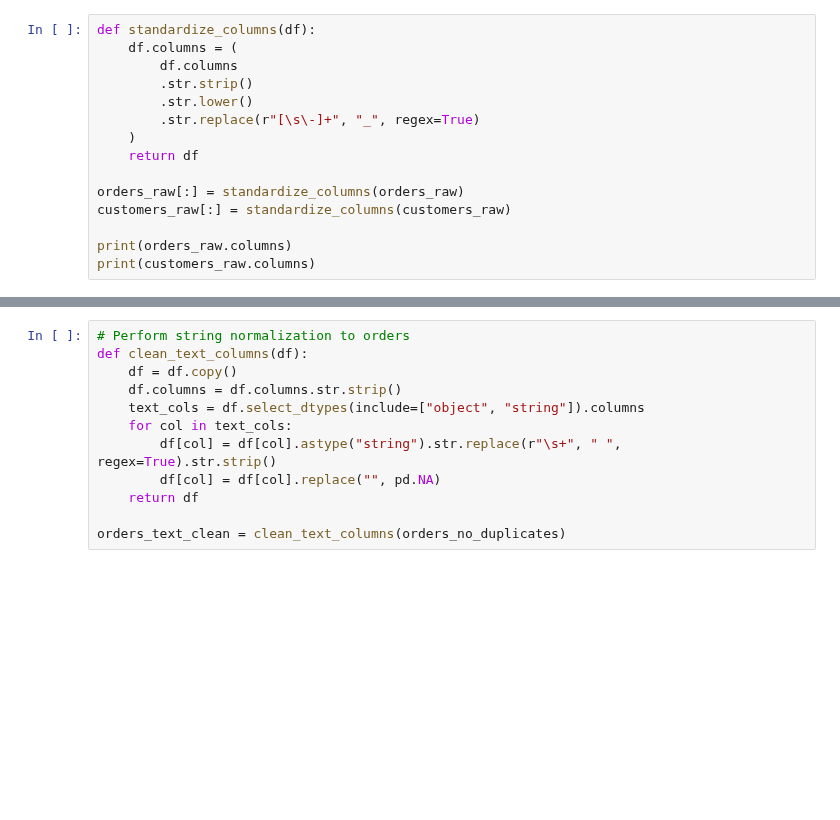
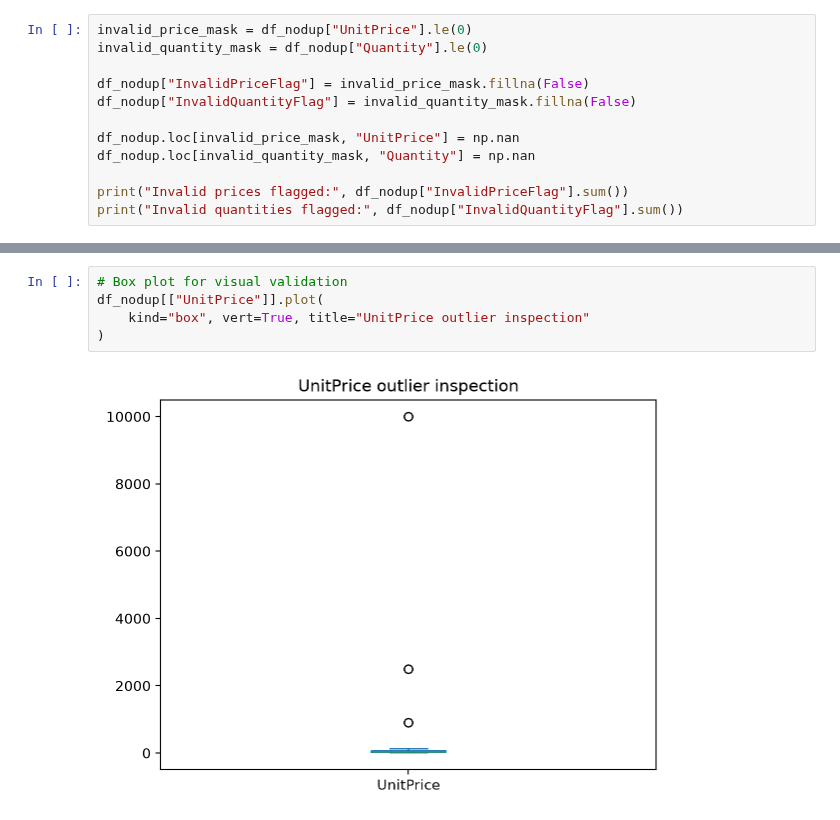
Before and after one commit to jackOfnoTraits/infra-training-updates, a Jupyter notebook: Day-11/DC-22-Day 11 - Task 2 - Data Cleaning, Preprocessing & Validation Using Pandas/attachments/Day-11-Task-2.ipynb, the cells around one changed output, grey strips where cells are left out. Drawn from its saved outputs; the diff is of its cells as text; blank space fills up the shorter version.

```diff
--- a/Day-11/DC-22-Day 11 - Task 2 - Data Cleaning, Preprocessing & Validation Using Pandas/attachments/Day-11-Task-2.ipynb
+++ b/Day-11/DC-22-Day 11 - Task 2 - Data Cleaning, Preprocessing & Validation Using Pandas/attachments/Day-11-Task-2.ipynb
@@ -109,16 +211,13 @@ memory usage: 12.9 KB
 # %%
-def standardize_columns(df):
-    df.columns = (
-        df.columns
-        .str.strip()
-        .str.lower()
-        .str.replace(r"[\s\-]+", "_", regex=True)
-    )
-    return df
+invalid_price_mask = df_nodup["UnitPrice"].le(0)
+invalid_quantity_mask = df_nodup["Quantity"].le(0)
 
-orders_raw[:] = standardize_columns(orders_raw)
-customers_raw[:] = standardize_columns(customers_raw)
+df_nodup["InvalidPriceFlag"] = invalid_price_mask.fillna(False)
+df_nodup["InvalidQuantityFlag"] = invalid_quantity_mask.fillna(False)
 
-print(orders_raw.columns)
-print(customers_raw.columns)
+df_nodup.loc[invalid_price_mask, "UnitPrice"] = np.nan
+df_nodup.loc[invalid_quantity_mask, "Quantity"] = np.nan
+
+print("Invalid prices flagged:", df_nodup["InvalidPriceFlag"].sum())
+print("Invalid quantities flagged:", df_nodup["InvalidQuantityFlag"].sum())
 # %% [output]
@@ -190,13 +274,8 @@ duplicate_summary
 # %%
-# Perform string normalization to orders
-def clean_text_columns(df):
-    df = df.copy()
-    df.columns = df.columns.str.strip()
-    text_cols = df.select_dtypes(include=["object", "string"]).columns
-    for col in text_cols:
-        df[col] = df[col].astype("string").str.replace(r"\s+", " ", regex=True).str.strip()
-        df[col] = df[col].replace("", pd.NA)
-    return df
-
-orders_text_clean = clean_text_columns(orders_no_duplicates)
+# Box plot for visual validation
+df_nodup[["UnitPrice"]].plot(
+    kind="box", vert=True, title="UnitPrice outlier inspection"
+)
+# %% [output]
+[figure, added]
 # %%
```
Also changed, not shown: parts of 23 cells of this notebook.
